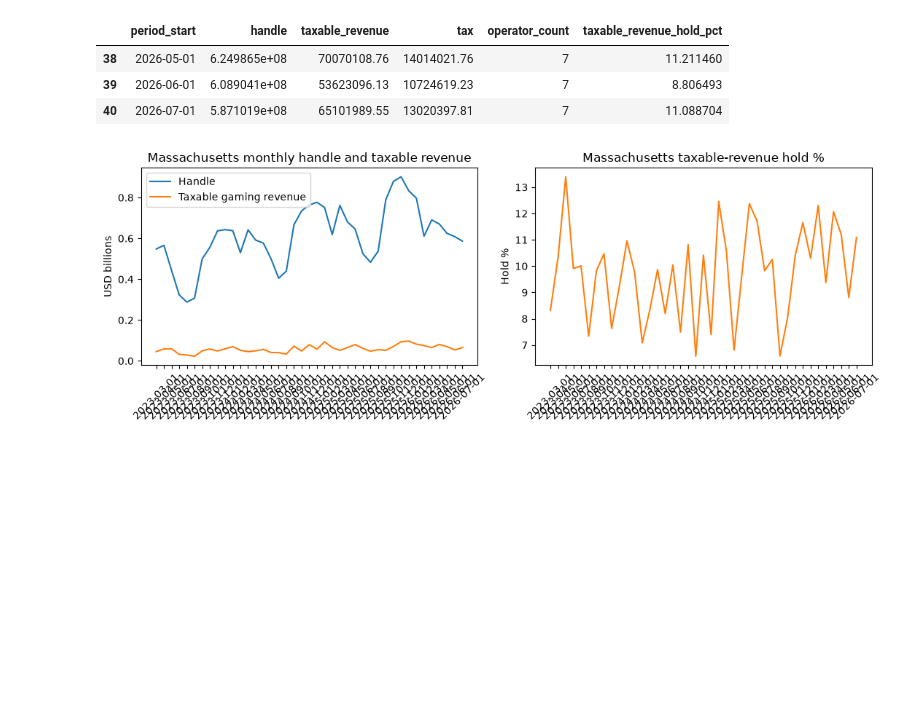
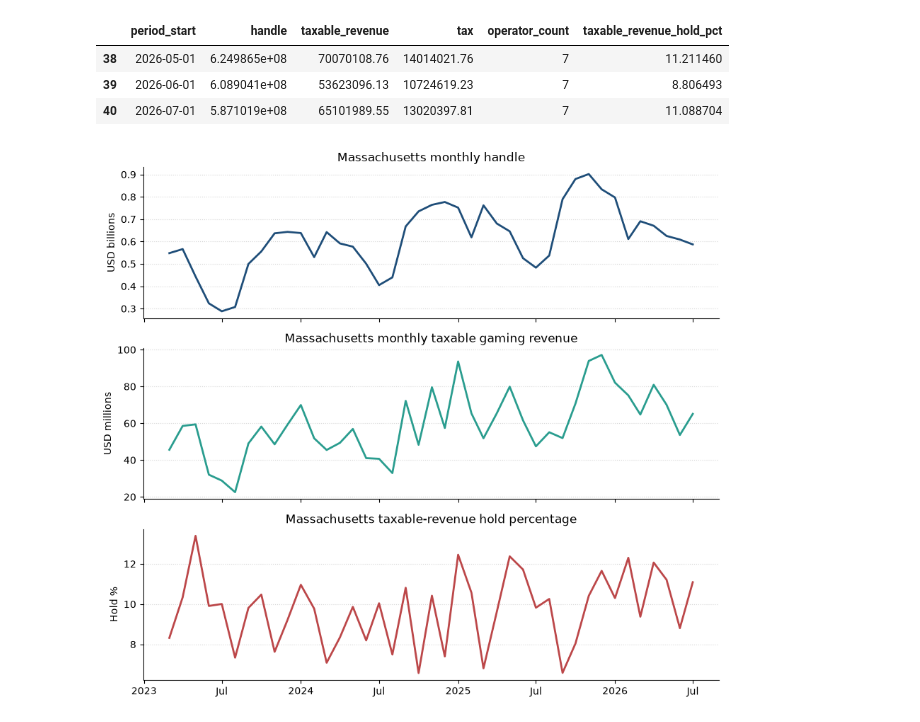
Before and after one commit to seangelb/researchOS, a Jupyter notebook: notebooks/40_sqlite_ggr_analysis.ipynb, the cells around one changed output. Saved outputs shown, nothing was run; the diff lists cells and outputs as text; code cells hidden in the pictures; blank space fills up the shorter version.

Commit message:
Expand SQLite GGR analysis and visualizations
Co-authored-by: Cursor <cursoragent@cursor.com>

```diff
--- a/notebooks/40_sqlite_ggr_analysis.ipynb
+++ b/notebooks/40_sqlite_ggr_analysis.ipynb
@@ -201,6 +202,7 @@ ma_monthly = (
         operator_count=("operator", "nunique"),
     )
 )
+ma_monthly["period_start"] = pd.to_datetime(ma_monthly["period_start"])
 ma_monthly["taxable_revenue_hold_pct"] = (
     100.0 * ma_monthly["taxable_revenue"] / ma_monthly["handle"]
 )
@@ -218,27 +220,52 @@ display(ma_monthly.tail(3))
 | 39 | 2026-06-01 | 6.089041e+08 | 53623096.13 | 10724619.23 | 7 | 8.806493 |
 | 40 | 2026-07-01 | 5.871019e+08 | 65101989.55 | 13020397.81 | 7 | 11.088704 |
 # %%
-fig, axes = plt.subplots(1, 2, figsize=(11, 4))
+COLOR_HANDLE = "#1f4e79"
+COLOR_TAXABLE = "#2a9d8f"
+COLOR_HOLD = "#bc4749"
 
-axes[0].plot(ma_monthly["period_start"], ma_monthly["handle"] / 1e9, label="Handle")
-axes[0].plot(
+fig, axes = plt.subplots(3, 1, figsize=(9, 8), sharex=True)
+
+axes[0].plot(ma_monthly["period_start"], ma_monthly["handle"] / 1e9, color=COLOR_HANDLE, linewidth=2)
+axes[0].set_ylabel("USD billions")
+axes[0].set_title("Massachusetts monthly handle")
+axes[0].grid(axis="y", linestyle=":", alpha=0.5)
+axes[0].spines["top"].set_visible(False)
+axes[0].spines["right"].set_visible(False)
+
+axes[1].plot(
     ma_monthly["period_start"],
-    ma_monthly["taxable_revenue"] / 1e9,
-    label="Taxable gaming revenue",
+    ma_monthly["taxable_revenue"] / 1e6,
+    color=COLOR_TAXABLE,
+    linewidth=2,
 )
-axes[0].set_title("Massachusetts monthly handle and taxable revenue")
-axes[0].set_ylabel("USD billions")
-axes[0].tick_params(axis="x", rotation=45)
-axes[0].legend()
+axes[1].set_ylabel("USD millions")
+axes[1].set_title("Massachusetts monthly taxable gaming revenue")
+axes[1].grid(axis="y", linestyle=":", alpha=0.5)
+axes[1].spines["top"].set_visible(False)
+axes[1].spines["right"].set_visible(False)
 
-axes[1].plot(ma_monthly["period_start"], ma_monthly["taxable_revenue_hold_pct"], color="tab:orange")
-axes[1].set_title("Massachusetts taxable-revenue hold %")
-axes[1].set_ylabel("Hold %")
-axes[1].tick_params(axis="x", rotation=45)
+axes[2].plot(
+    ma_monthly["period_start"],
+    ma_monthly["taxable_revenue_hold_pct"],
+    color=COLOR_HOLD,
+    linewidth=2,
+)
+axes[2].set_ylabel("Hold %")
+axes[2].set_title("Massachusetts taxable-revenue hold percentage")
+axes[2].grid(axis="y", linestyle=":", alpha=0.5)
+axes[2].spines["top"].set_visible(False)
+axes[2].spines["right"].set_visible(False)
+
+locator = mdates.MonthLocator(bymonth=(1, 7))
+formatter = mdates.ConciseDateFormatter(locator)
+for axis in axes:
+    axis.xaxis.set_major_locator(locator)
+    axis.xaxis.set_major_formatter(formatter)
 
 fig.tight_layout()
 plt.show()
 # %% [output]
-[figure, old version]
+[figure, new version]
 # %%
 latest_ma_month = ma_monthly["period_start"].iloc[-1]
```
Also changed, not shown: parts of 5 cells of this notebook.
